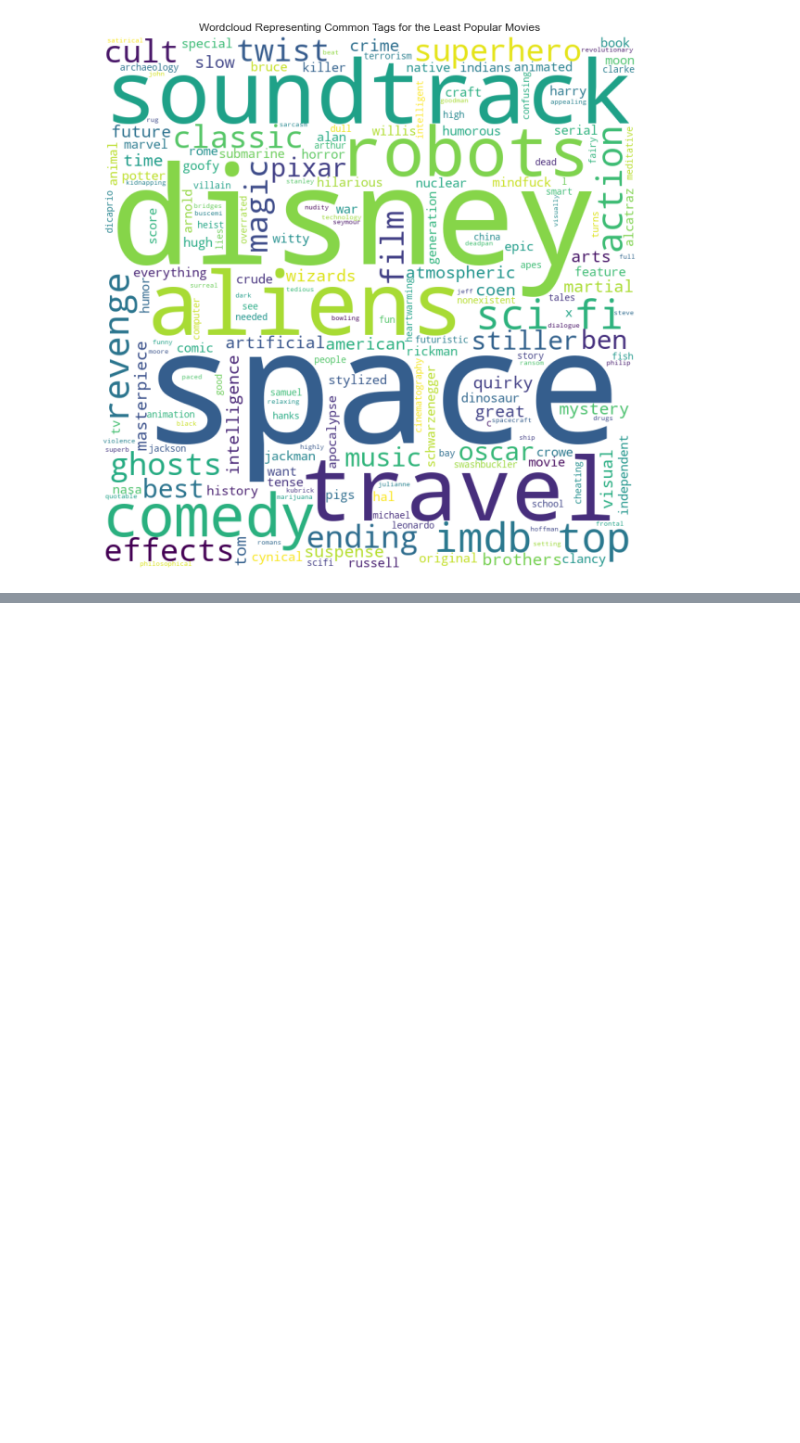
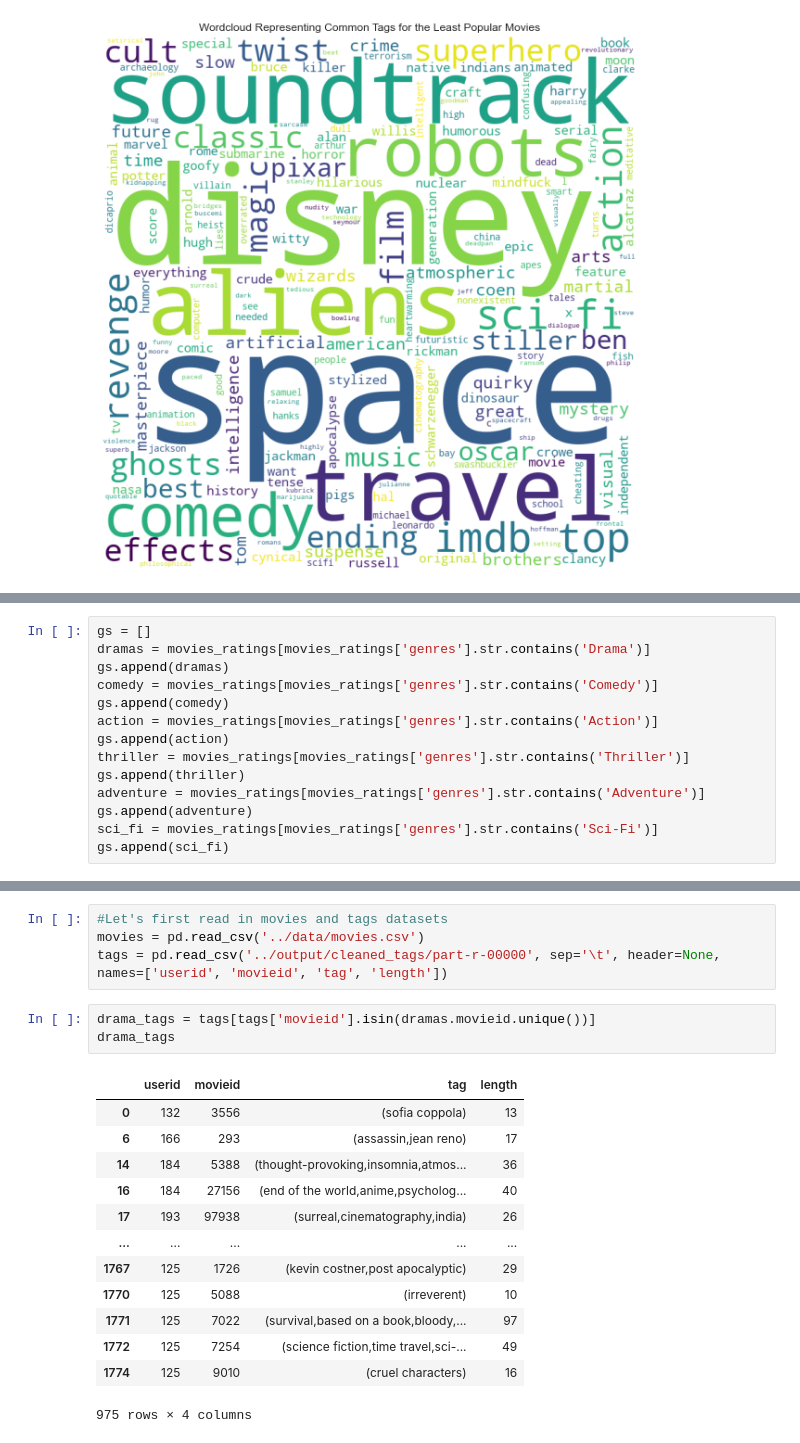
Before and after one commit to scummins00/CA4022-HIVE_PIG_MovieLens, a Jupyter notebook: jupyter notebook/assignment1_analysis.ipynb, the cells around one changed output, grey strips where cells are left out. Cells and saved outputs as stored; diff of their text form; blank space fills up the shorter version.

```diff
--- a/jupyter notebook/assignment1_analysis.ipynb
+++ b/jupyter notebook/assignment1_analysis.ipynb
@@ -294,0 +373,14 @@ plt.show()
+# %%
+gs = []
+dramas = movies_ratings[movies_ratings['genres'].str.contains('Drama')]
+gs.append(dramas)
+comedy = movies_ratings[movies_ratings['genres'].str.contains('Comedy')]
+gs.append(comedy)
+action = movies_ratings[movies_ratings['genres'].str.contains('Action')]
+gs.append(action)
+thriller = movies_ratings[movies_ratings['genres'].str.contains('Thriller')]
+gs.append(thriller)
+adventure = movies_ratings[movies_ratings['genres'].str.contains('Adventure')]
+gs.append(adventure)
+sci_fi = movies_ratings[movies_ratings['genres'].str.contains('Sci-Fi')]
+gs.append(sci_fi)
@@ -294,0 +391,21 @@ plt.show()
+# %%
+#Let's first read in movies and tags datasets
+movies = pd.read_csv('../data/movies.csv')
+tags = pd.read_csv('../output/cleaned_tags/part-r-00000', sep='\t', header=None, names=['userid', 'movieid', 'tag', 'length'])
+# %%
+drama_tags = tags[tags['movieid'].isin(dramas.movieid.unique())]
+drama_tags
+# %% [output]
+|  | userid | movieid | tag | length |
+| 0 | 132 | 3556 | (sofia coppola) | 13 |
+| 6 | 166 | 293 | (assassin,jean reno) | 17 |
+| 14 | 184 | 5388 | (thought-provoking,insomnia,atmos... | 36 |
+| 16 | 184 | 27156 | (end of the world,anime,psycholog... | 40 |
+| 17 | 193 | 97938 | (surreal,cinematography,india) | 26 |
+| ... | ... | ... | ... | ... |
+| 1767 | 125 | 1726 | (kevin costner,post apocalyptic) | 29 |
+| 1770 | 125 | 5088 | (irreverent) | 10 |
+| 1771 | 125 | 7022 | (survival,based on a book,bloody,... | 97 |
+| 1772 | 125 | 7254 | (science fiction,time travel,sci-... | 49 |
+| 1774 | 125 | 9010 | (cruel characters) | 16 |
+975 rows × 4 columns
```
Also changed, not shown: parts of 11 cells of this notebook.
